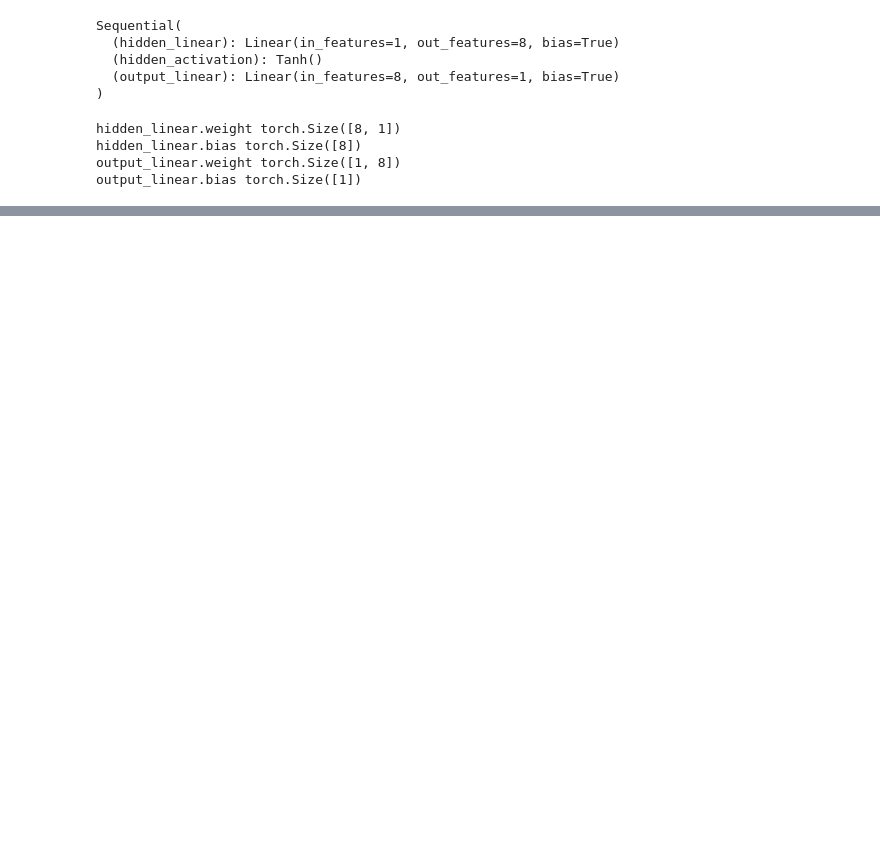
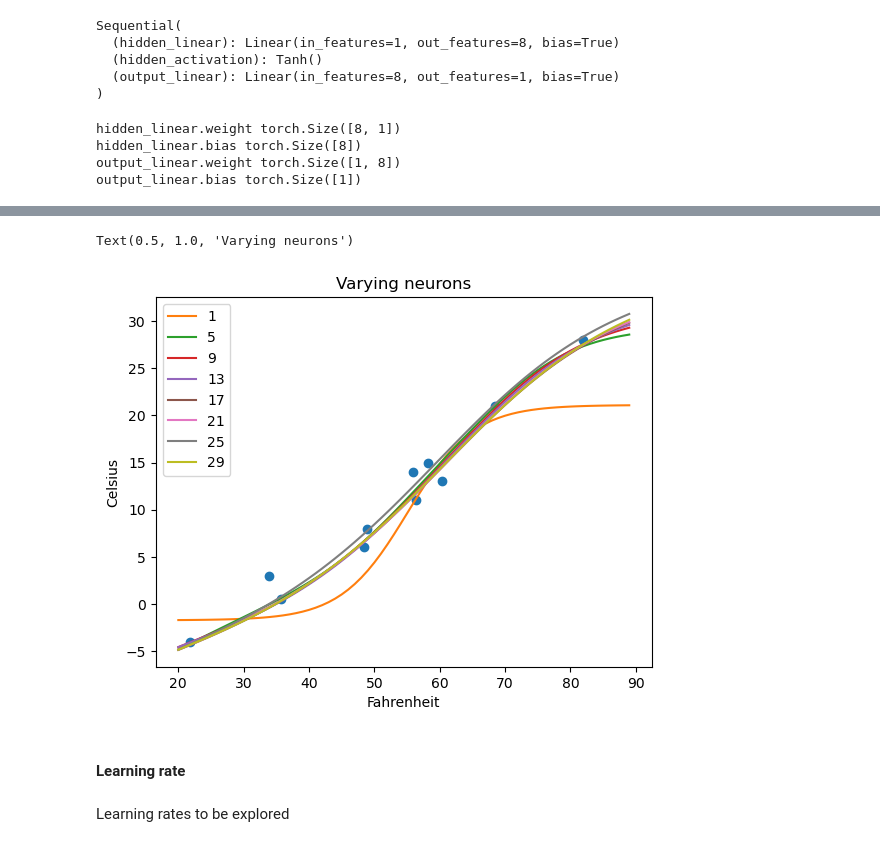
Before and after one commit to rsnemmen/dlwpt-code, a Jupyter notebook: p1ch6/1_neural_networks.ipynb, the cells around one changed output, grey strips where cells are left out. Cells and saved outputs as stored; diff of their text form; code cells hidden in the pictures; blank space fills up the shorter version.

```diff
--- a/p1ch6/1_neural_networks.ipynb
+++ b/p1ch6/1_neural_networks.ipynb
@@ -355,0 +332,6 @@ Epoch 5000, Training loss 17.9837, Validation loss 31.9612
+# %%
+def nn_model(n):
+    return nn.Sequential(
+            nn.Linear(1, n),
+            nn.Tanh(),
+            nn.Linear(n, 1))
@@ -355,0 +340,6 @@ Epoch 5000, Training loss 17.9837, Validation loss 31.9612
+# %%
+def create_sequence(imax, istep=1):
+    return list(range(1, imax + 1, istep))
+
+# generates a list of number of neurons, to be investigated
+neurons=create_sequence(30,4)
@@ -355,0 +350,13 @@ Epoch 5000, Training loss 17.9837, Validation loss 31.9612
+# %%
+# list w/ number of neurons
+nList=[]
+# list w/ corresponding trained NN model
+modelList=[]
+# %%
+for i in tqdm(neurons):
+    model = nn_model(i)
+    optimizer = optim.SGD(model.parameters(), lr=1e-3)
+    training_loop(n_epochs = 5000, optimizer = optimizer, model = model, loss_fn = nn.MSELoss(), t_u_train = t_un_train, t_u_val = t_un_val, t_c_train = t_c_train, t_c_val = t_c_val)
+
+    nList.append(i)
+    modelList.append(model)
@@ -355,0 +412,17 @@ Epoch 5000, Training loss 17.9837, Validation loss 31.9612
+# %%
+plt.xlabel("Fahrenheit")
+plt.ylabel("Celsius")
+plt.plot(t_u.numpy(), t_c.numpy(), 'o')
+
+for i in range(len(nList)):
+    plt.plot(t_range.numpy(), modelList[i](0.1 * t_range).detach().numpy(),label=str(nList[i]))
+
+plt.legend()
+plt.title("Varying neurons")
+# %% [output]
+Text(0.5, 1.0, 'Varying neurons')
+[figure, added]
+# %% [markdown]
+#### Learning rate
+# %% [markdown]
+Learning rates to be explored
```
Also changed, not shown: parts of 33 cells of this notebook.
